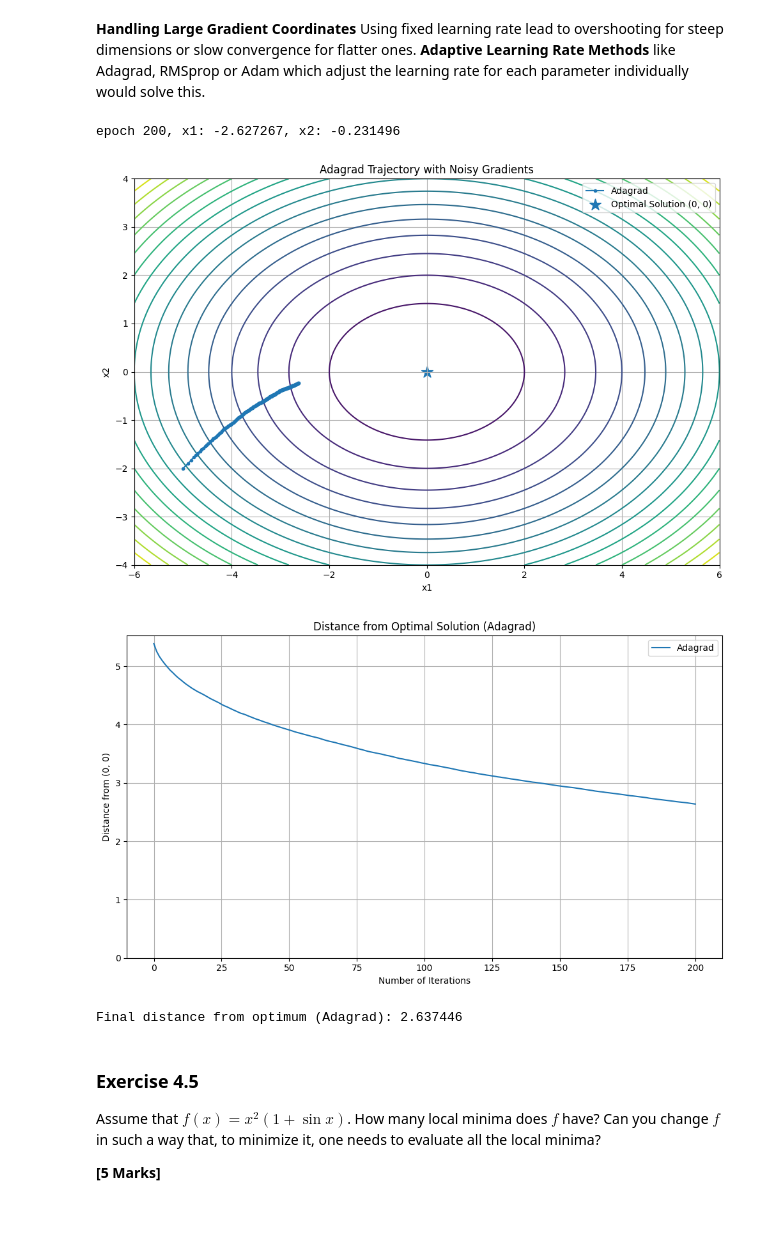
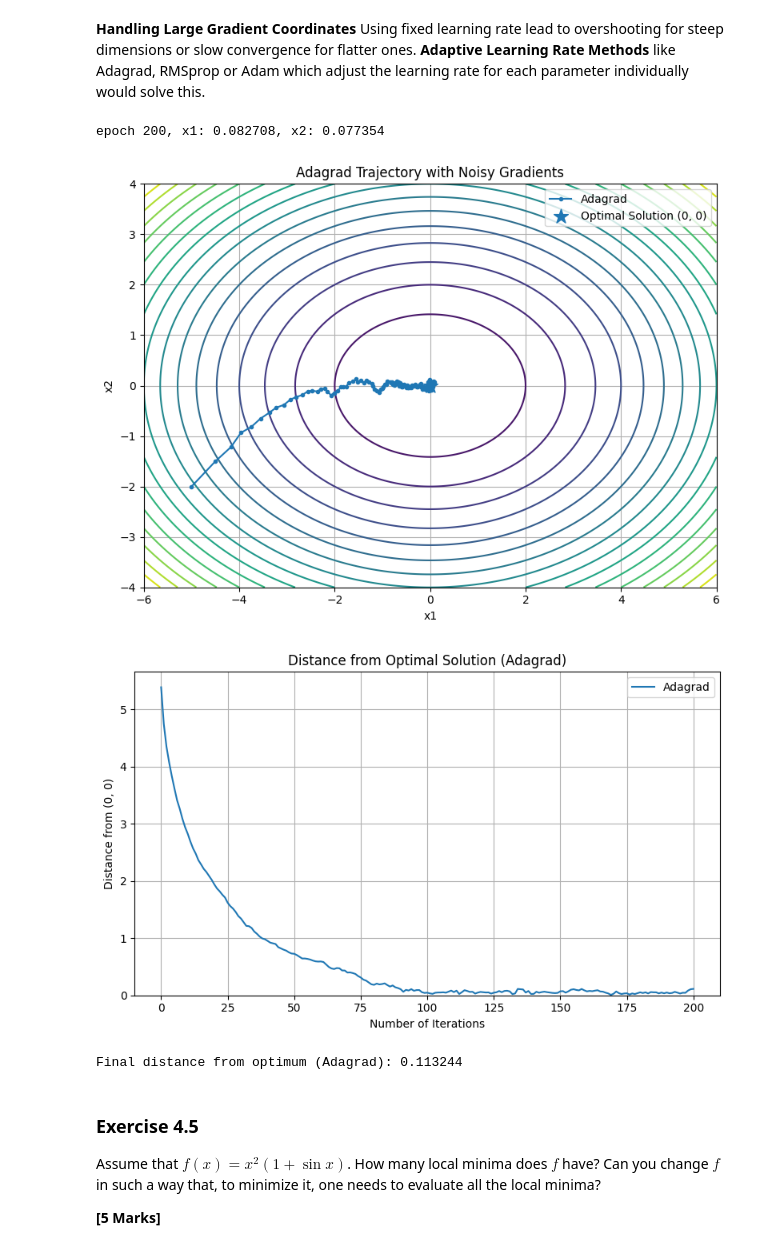
Before and after one commit to shadowalvan/OPT810S_Group_Assignment, a Jupyter notebook: OPT_Group_Assignment_Question_4.ipynb, the cells around one changed output. Cells and saved outputs as stored; diff of their text form; code cells hidden in the pictures; blank space fills up the shorter version.

```diff
--- a/OPT_Group_Assignment_Question_4.ipynb
+++ b/OPT_Group_Assignment_Question_4.ipynb
@@ -643,6 +699,7 @@ How would you change the stochastic gradient descent solver if some gradient, or
  Using fixed learning rate lead to overshooting for steep dimensions or slow convergence for flatter ones.
  **Adaptive Learning Rate Methods** like Adagrad, RMSprop or Adam which adjust the learning rate for each parameter individually would solve this.
 # %%
+!pip install -q --no-deps d2l==1.0.3
 import tensorflow as tf
 import matplotlib.pyplot as plt
 from d2l import tensorflow as d2l
@@ -669,10 +726,10 @@ def adagrad_updater(x1, x2, s1, s2, f_grad): # Now accepts s1 and s2
     s2_new = s2 + tf.square(g2)
 
     # Adaptive learning rate for each parameter
-    # Epsilon (1e-6) added for numerical stability
-    eta = 0.1 # Base learning rate
-    x1_new = x1 - eta * g1 / tf.sqrt(s1_new + 1e-6)
-    x2_new = x2 - eta * g2 / tf.sqrt(s2_new + 1e-6)
+    # Epsilon (1e-8) added for numerical stability as in the example
+    eta = 0.5 # Base learning rate as in the example
+    x1_new = x1 - eta * g1 / tf.sqrt(s1_new + 1e-8)
+    x2_new = x2 - eta * g2 / tf.sqrt(s2_new + 1e-8)
 
     # Return updated x1, x2, and the new s1, s2 state
     return x1_new, x2_new, s1_new, s2_new
@@ -683,7 +740,6 @@ trace_adagrad = d2l.train_2d(
     adagrad_updater,
     steps=200,
     f_grad=f_grad
-    # Removed s1=0.0, s2=0.0 as d2l.train_2d initializes these internally
 )
 
 # Calculate distances from optimum (0,0)
@@ -700,43 +756,65 @@ x2_values = tf.linspace(-4.0, 4.0, 400)
 X1, X2 = tf.meshgrid(x1_values, x2_values)
 Z = f(X1, X2)
 
-plt.figure(figsize=(10, 7))
-plt.contour(X1.numpy(), X2.numpy(), Z.numpy(), levels=20)
+plt.figure(figsize=(8, 6))
+plt.contour(
+    X1.numpy(),
+    X2.numpy(),
+    Z.numpy(),
+    levels=20
+)
 
 # Plot Adagrad trajectory
 x1_history_adagrad = [float(point[0]) for point in trace_adagrad]
 x2_history_adagrad = [float(point[1]) for point in trace_adagrad]
-plt.plot(x1_history_adagrad, x2_history_adagrad, marker='o', markersize=3, linestyle='-', label='Adagrad')
+plt.plot(
+    x1_history_adagrad,
+    x2_history_adagrad,
+    marker='o',
+    markersize=3,
+    linestyle='-',
+    label='Adagrad'
+)
 
 # Mark the optimal solution
-plt.scatter(0, 0, marker='*', s=180, label='Optimal Solution (0, 0)')
+plt.scatter(
+    0,
+    0,
+    marker='*',
+    s=180,
+    label='Optimal Solution (0, 0)'
+)
 
 plt.xlabel('x1')
 plt.ylabel('x2')
 plt.title('Adagrad Trajectory with Noisy Gradients')
 plt.grid(True)
 plt.legend()
 plt.tight_layout()
 plt.show()
 
 # Plot distance over iterations
-plt.figure(figsize=(10, 6))
-plt.plot(range(len(distances_adagrad)), distances_adagrad, label='Adagrad')
+plt.figure(figsize=(8, 5))
+plt.plot(
+    range(len(distances_adagrad)),
+    distances_adagrad,
+    label='Adagrad'
+)
 plt.xlabel('Number of Iterations')
 plt.ylabel('Distance from (0, 0)')
 plt.title('Distance from Optimal Solution (Adagrad)')
 plt.ylim(bottom=0)
 plt.grid(True)
 plt.legend()
 plt.tight_layout()
 plt.show()
 
 print(f"Final distance from optimum (Adagrad): {distances_adagrad[-1]:.6f}")
 # %% [output]
-epoch 200, x1: -2.627267, x2: -0.231496
+epoch 200, x1: 0.082708, x2: 0.077354
-[figure, old version]
+[figure, new version]
-[figure, old version]
+[figure, new version]
-Final distance from optimum (Adagrad): 2.637446
+Final distance from optimum (Adagrad): 0.113244
 # %% [markdown]
 ### Exercise 4.5
 
```
Also changed, not shown: parts of 10 cells of this notebook.
